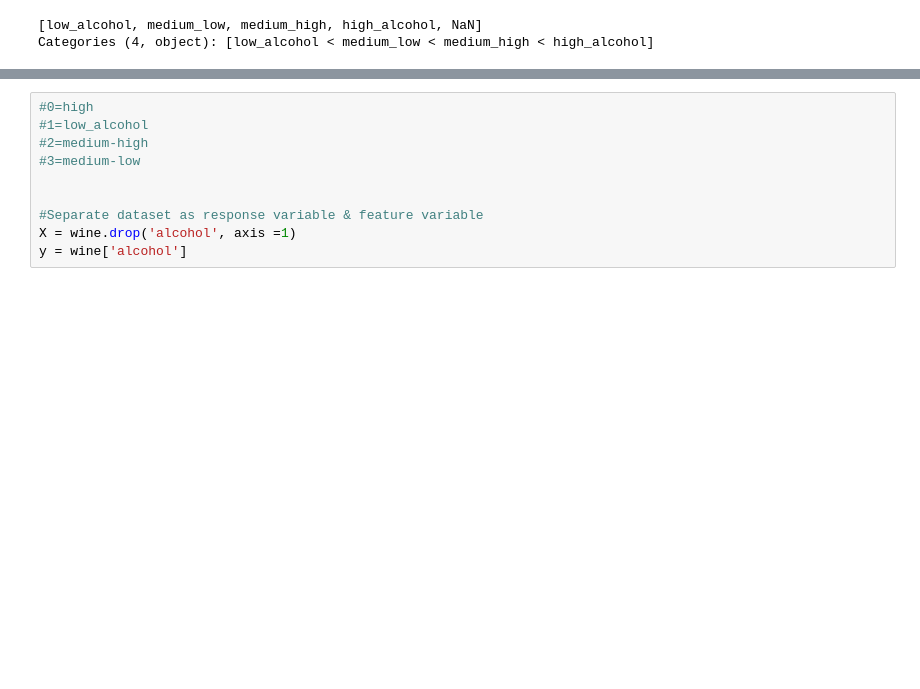
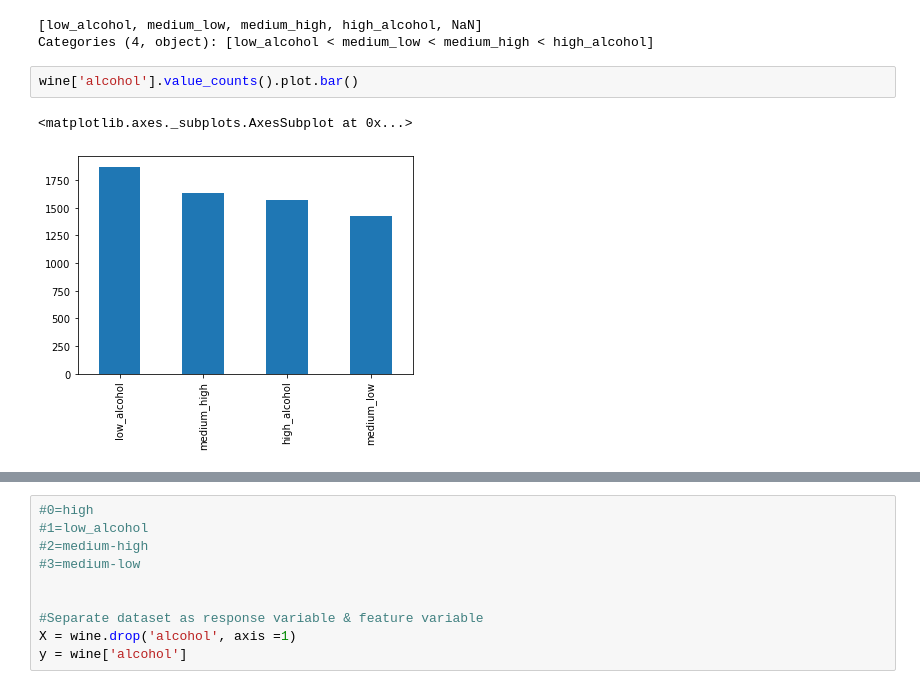
Before and after one commit to Heise1990/Project-3-Wine, a Jupyter notebook: Jupyter/Red_White_Wine_Data_Analysis.ipynb, the cells around one changed output, grey strips where cells are left out. Drawn from its saved outputs; the diff is of its cells as text; blank space fills up the shorter version.

```diff
--- a/Jupyter/Red_White_Wine_Data_Analysis.ipynb
+++ b/Jupyter/Red_White_Wine_Data_Analysis.ipynb
@@ -174,6 +184,11 @@ wine['alcohol'].unique()
 # %% [output]
 [low_alcohol, medium_low, medium_high, high_alcohol, NaN]
 Categories (4, object): [low_alcohol < medium_low < medium_high < high_alcohol]
+# %%
+wine['alcohol'].value_counts().plot.bar()
+# %% [output]
+<matplotlib.axes._subplots.AxesSubplot at 0x...>
+[figure, added]
 # %%
 color_gb = wine.groupby("wine_color").mean()
 color_gb
```
Also changed, not shown: parts of 8 cells of this notebook, 2 other files.
